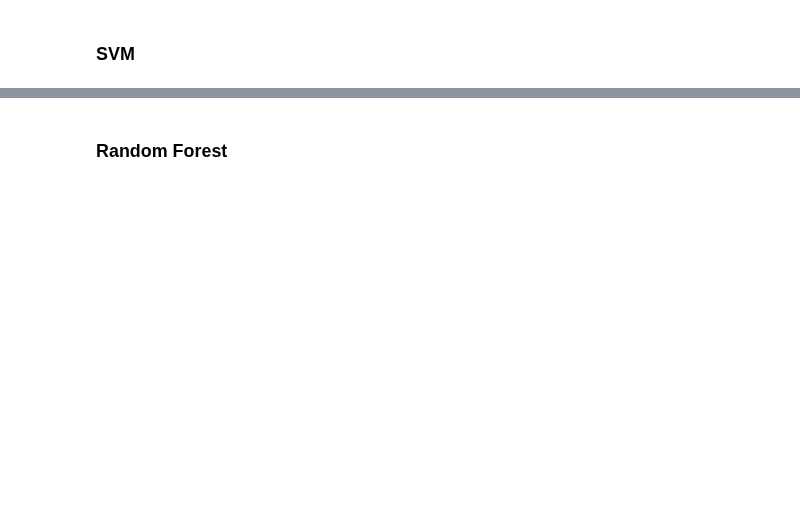
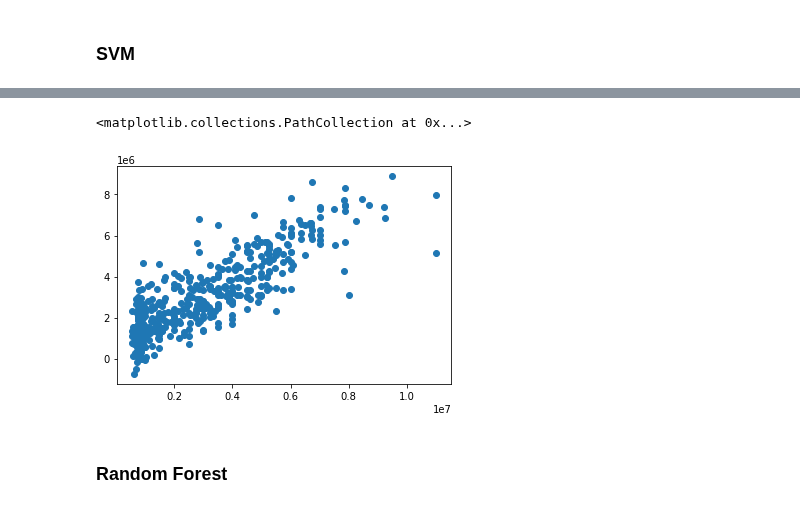
Before and after one commit to lukekerwin/DS-320_Project, a Jupyter notebook: Machine Learning/ML.ipynb, the cells around one changed output, grey strips where cells are left out. Drawn from its saved outputs; the diff is of its cells as text; code cells hidden in the pictures; blank space fills up the shorter version.

```diff
--- a/Machine Learning/ML.ipynb
+++ b/Machine Learning/ML.ipynb
@@ -228,7 +257,7 @@ R2: 0.6379045617317016
 # %%
 from sklearn.svm import SVR
 
-svr = SVR(C=50, gamma=0.005)
+svr = SVR(C=10000000)
 svr.fit(X_train, y_train)
 
 y_pred = svr.predict(X_val)
@@ -244,3 +275,8 @@ R2: 0.7467567140066024
+# %%
+plt.scatter(y_val, y_pred)
+# %% [output]
+<matplotlib.collections.PathCollection at 0x...>
+[figure, added]
 # %% [markdown]
 ### Random Forest
 # %%
```
Also changed, not shown: parts of 38 cells of this notebook.
